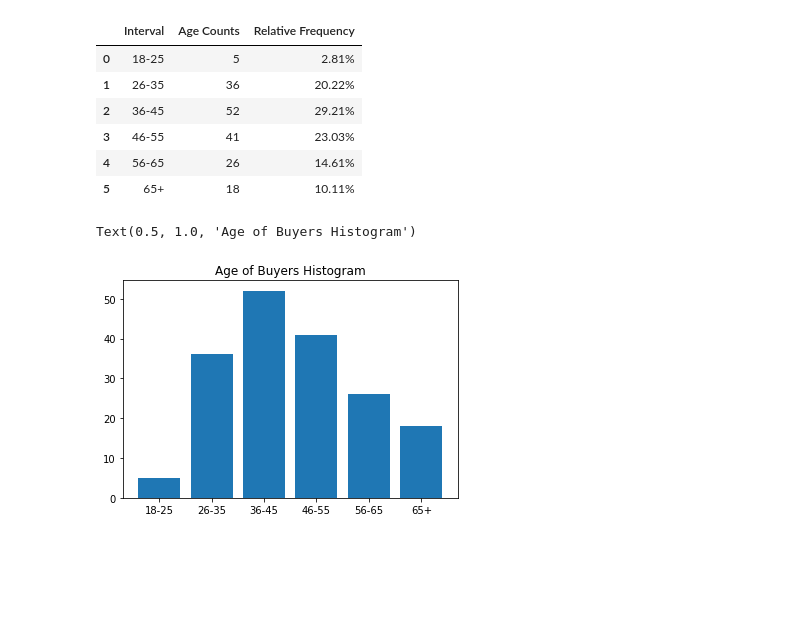
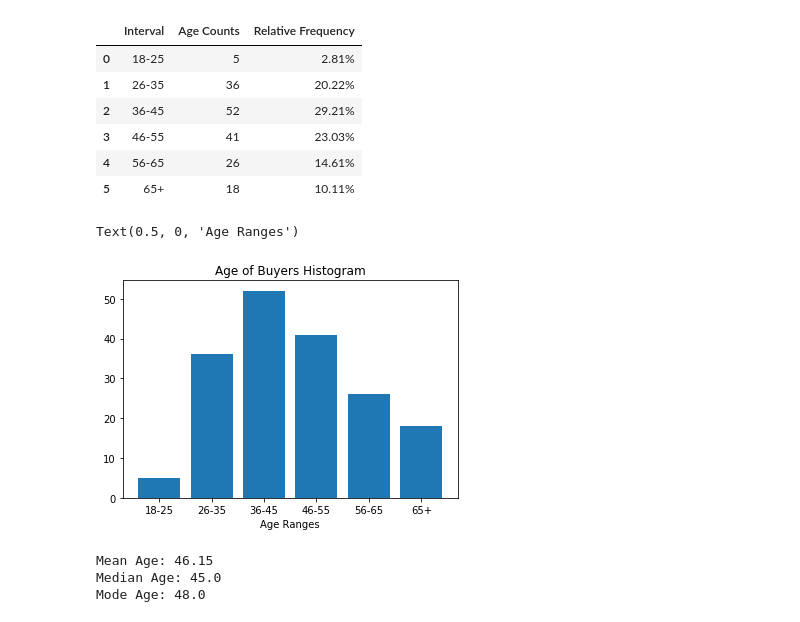
Before and after one commit to ramuir/Sales_Data, a Jupyter notebook: sales_data_analysis.ipynb, the cells around one changed output. Saved outputs shown, nothing was run; the diff lists cells and outputs as text; code cells hidden in the pictures; blank space fills up the shorter version.

Commit message:
central tendencies of age added

```diff
--- a/sales_data_analysis.ipynb
+++ b/sales_data_analysis.ipynb
@@ -141,7 +142,20 @@ sales_age = sales_age.data
 # %%
 #plot age as histogram
 plt.bar(sales_age['Interval'],sales_age['Age Counts'])
 plt.title('Age of Buyers Histogram')
+plt.xlabel('Age Ranges')
 # %% [output]
-Text(0.5, 1.0, 'Age of Buyers Histogram')
+Text(0.5, 0, 'Age Ranges')
-[figure, old version]
+[figure, new version]
+# %%
+#take closer look into central tendencies of age
+mean_age = pd.to_numeric(sales_df['Age at time of purchase'],errors='coerce').mean()
+median_age = pd.to_numeric(sales_df['Age at time of purchase'],errors='coerce').median()
+mode_age = pd.to_numeric(sales_df['Age at time of purchase'],errors='coerce').mode()
+print(f'Mean Age: {round(mean_age,2)}')
+print(f'Median Age: {median_age}')
+print(f'Mode Age: {mode_age[0]}')
+# %% [output]
+Mean Age: 46.15
+Median Age: 45.0
+Mode Age: 48.0
```
Also changed, not shown: parts of 1 cell of this notebook.
